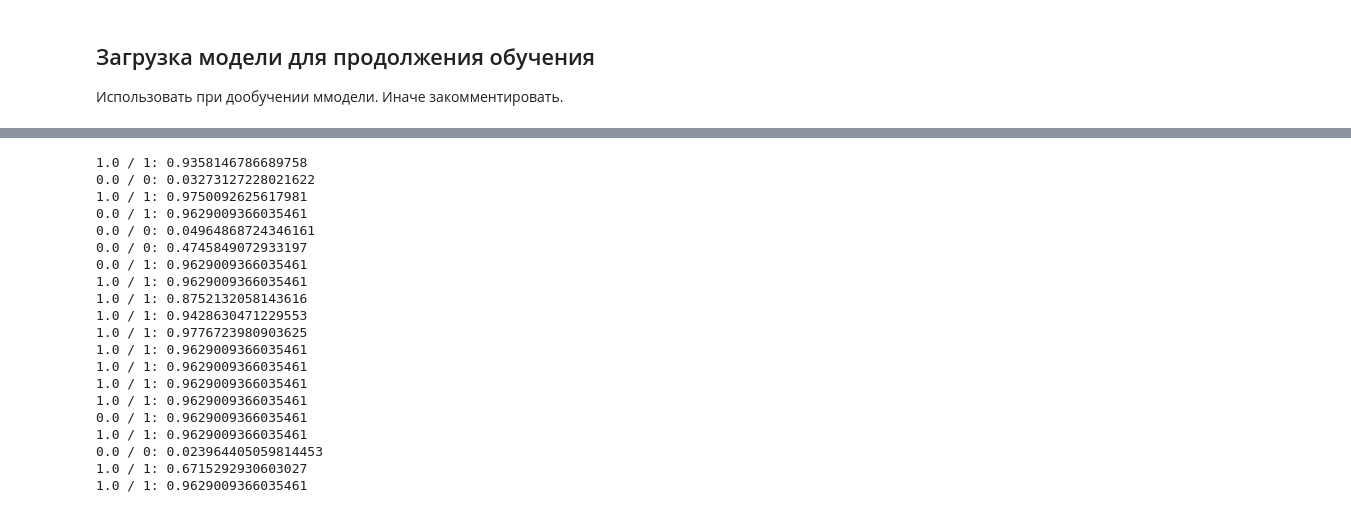
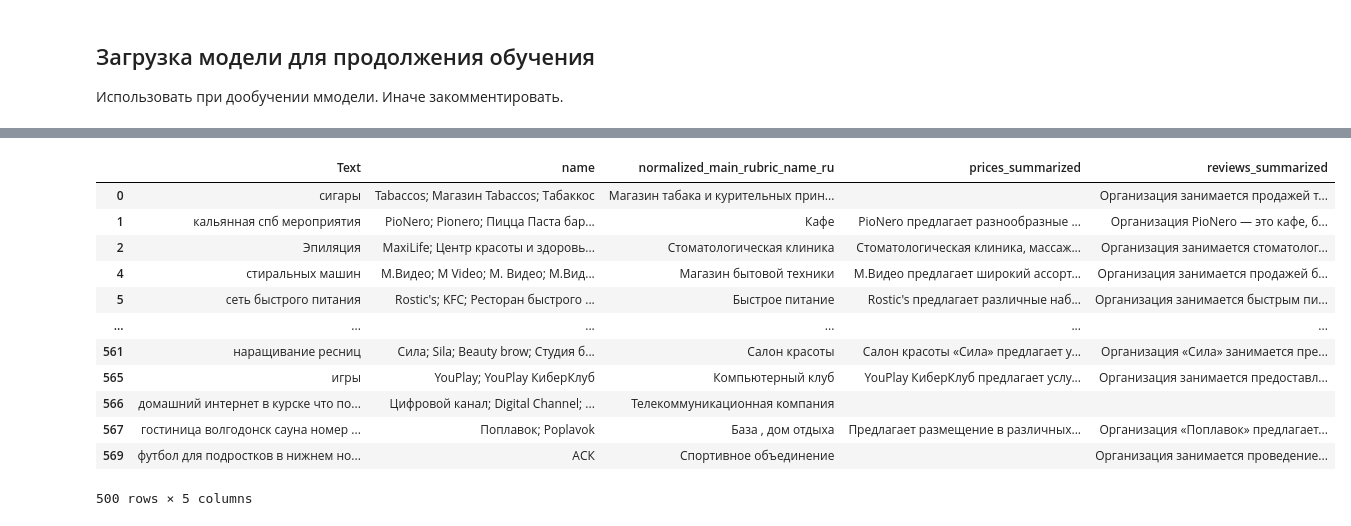
Before and after one commit to dimokode/mapgent, a Jupyter notebook: Baseline_LLM_transformer.ipynb, the cells around one changed output, grey strips where cells are left out. Saved outputs shown, nothing was run; the diff lists cells and outputs as text; code cells hidden in the pictures.

```diff
--- a/Baseline_LLM_transformer.ipynb
+++ b/Baseline_LLM_transformer.ipynb
@@ -411,6 +417,5 @@ draw_stats(stats=statistic, start_from=0)
 # %%
-eval_data = pd.read_json(os.path.join(DATA_DIR, 'data_final_for_dls_eval_new.jsonl'), orient='orient', lines=True)
-eval_data = eval_data[eval_data['relevance'] != 0.1]
-eval_data = eval_data.fillna("")
-# data = data[:100]
-eval_data
+test_data = pd.read_json(os.path.join(DATA_DIR, 'data_final_for_dls_eval_new.jsonl'), orient='orient', lines=True)
+test_data = test_data[test_data['relevance'] != 0.1]
+test_data = test_data.fillna("")
+test_data
@@ -487,3 +435,0 @@ predicted_class, probs, logits
-# %%
-test_data = data.sample(n=20, random_state=2026)
-test_data
@@ -508,27 +436,17 @@ test_data
-# %%
-for i, row in test_data.iterrows():
-    text = combine_fields(row)
-    # pred1, prob1 = predict(text, model, tokenizer, device)
-    pred2, prob2 = predict_single(model, tokenizer, text, device=device)
-    print(f"{row['relevance']} / {pred2}: {prob2}")
-# %% [output]
-1.0 / 1: 0.9358146786689758
-0.0 / 0: 0.03273127228021622
-1.0 / 1: 0.9750092625617981
-0.0 / 1: 0.9629009366035461
-0.0 / 0: 0.04964868724346161
-0.0 / 0: 0.4745849072933197
-0.0 / 1: 0.9629009366035461
-1.0 / 1: 0.9629009366035461
-1.0 / 1: 0.8752132058143616
-1.0 / 1: 0.9428630471229553
-1.0 / 1: 0.9776723980903625
-1.0 / 1: 0.9629009366035461
-1.0 / 1: 0.9629009366035461
-1.0 / 1: 0.9629009366035461
-1.0 / 1: 0.9629009366035461
-0.0 / 1: 0.9629009366035461
-1.0 / 1: 0.9629009366035461
-0.0 / 0: 0.023964405059814453
-1.0 / 1: 0.6715292930603027
-1.0 / 1: 0.9629009366035461
+# %%
+X_test = test_data.drop(columns=['relevance', 'relevance_new', 'address', 'permalink'])
+X_test
+# %% [output]
+|  | Text | name | normalized_main_rubric_name_ru | prices_summarized | reviews_summarized |
+| 0 | сигары | Tabaccos; Магазин Tabaccos; Табаккос | Магазин табака и курительных прин... |  | Организация занимается продажей т... |
+| 1 | кальянная спб мероприятия | PioNero; Pionero; Пицца Паста бар... | Кафе | PioNero предлагает разнообразные ... | Организация PioNero — это кафе, б... |
+| 2 | Эпиляция | MaxiLife; Центр красоты и здоровь... | Стоматологическая клиника | Стоматологическая клиника, массаж... | Организация занимается стоматолог... |
+| 4 | стиральных машин | М.Видео; M Video; M. Видео; M.Вид... | Магазин бытовой техники | М.Видео предлагает широкий ассорт... | Организация занимается продажей б... |
+| 5 | сеть быстрого питания | Rostic's; KFC; Ресторан быстрого ... | Быстрое питание | Rostic's предлагает различные наб... | Организация занимается быстрым пи... |
+| ... | ... | ... | ... | ... | ... |
+| 561 | наращивание ресниц | Сила; Sila; Beauty brow; Студия б... | Салон красоты | Салон красоты «Сила» предлагает у... | Организация «Сила» занимается пре... |
+| 565 | игры | YouPlay; YouPlay КиберКлуб | Компьютерный клуб | YouPlay КиберКлуб предлагает услу... | Организация занимается предоставл... |
+| 566 | домашний интернет в курске что по... | Цифровой канал; Digital Channel; ... | Телекоммуникационная компания |  |  |
+| 567 | гостиница волгодонск сауна номер ... | Поплавок; Poplavok | База , дом отдыха | Предлагает размещение в различных... | Организация «Поплавок» предлагает... |
+| 569 | футбол для подростков в нижнем но... | АСК | Спортивное объединение |  | Организация занимается проведение... |
+500 rows × 5 columns
```
Also changed, not shown: parts of 40 cells of this notebook, 1 other file.
